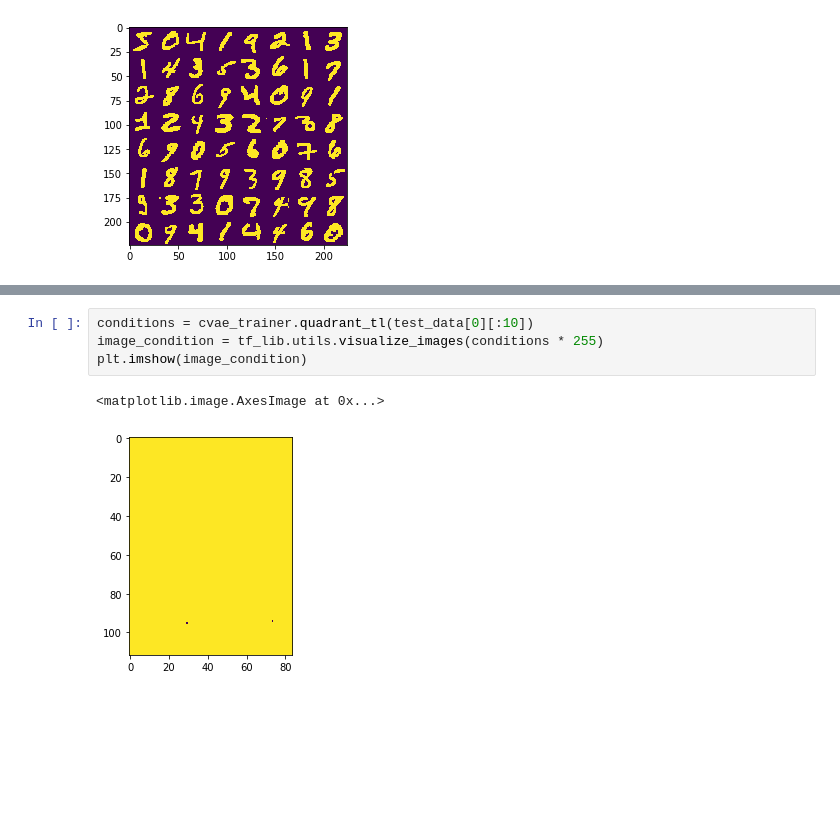
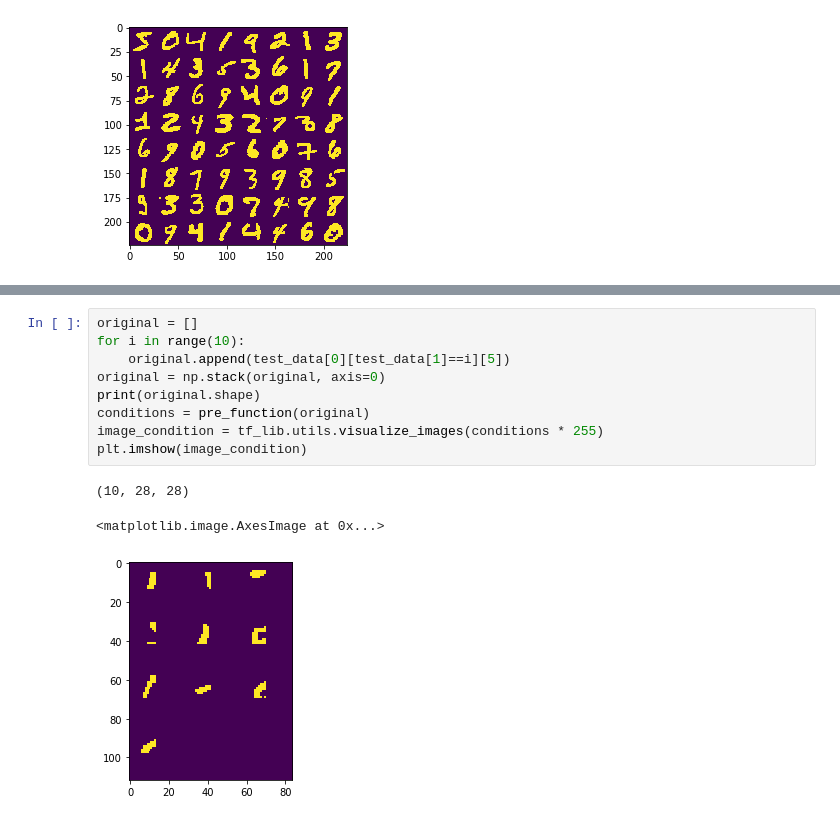
Before and after one commit to lttsh/CVAE, a Jupyter notebook: Quadrant conditional CVAE.ipynb, the cells around one changed output, grey strips where cells are left out. Saved outputs shown, nothing was run; the diff lists cells and outputs as text; blank space fills up the shorter version.

```diff
--- a/Quadrant conditional CVAE.ipynb
+++ b/Quadrant conditional CVAE.ipynb
@@ -102,13 +104,19 @@ Use standard file APIs to check for files with this prefix.
  [*] Load SUCCESS
 Experiment name test_quadrant
 [*] Saved model in logs/test_quadrant
-# %%
-conditions = cvae_trainer.quadrant_tl(test_data[0][:10])
-image_condition = tf_lib.utils.visualize_images(conditions * 255)
-plt.imshow(image_condition)
-# %% [output]
-<matplotlib.image.AxesImage at 0x...>
-[figure, removed]
+# %%
+original = []
+for i in range(10):
+    original.append(test_data[0][test_data[1]==i][5])
+original = np.stack(original, axis=0)
+print(original.shape)
+conditions = pre_function(original)
+image_condition = tf_lib.utils.visualize_images(conditions * 255)
+plt.imshow(image_condition)
+# %% [output]
+(10, 28, 28)
+<matplotlib.image.AxesImage at 0x...>
+[figure, added]
 # %%
 conditions_ = np.concatenate([conditions for i in range(10)], axis=0)
 logits = trainer.generate_samples(conditions_)
```
Also changed, not shown: parts of 8 cells of this notebook, 3 other files.
